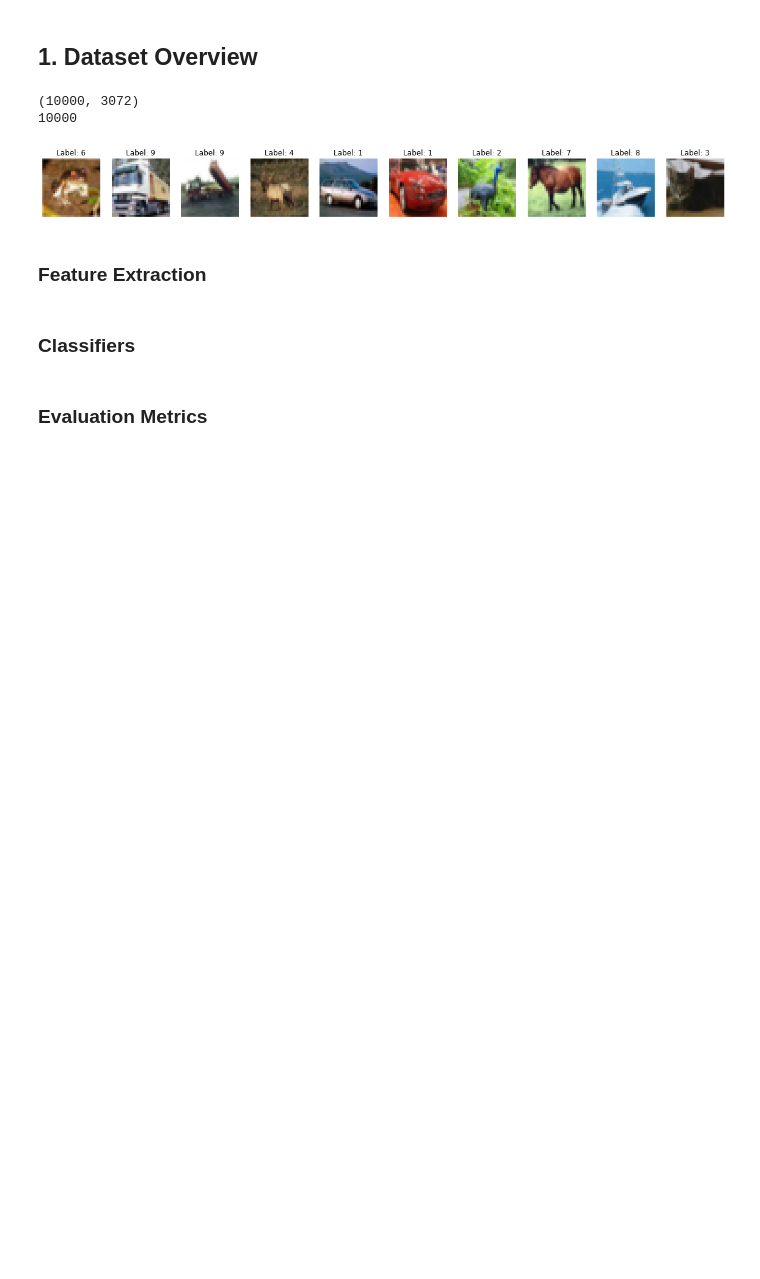
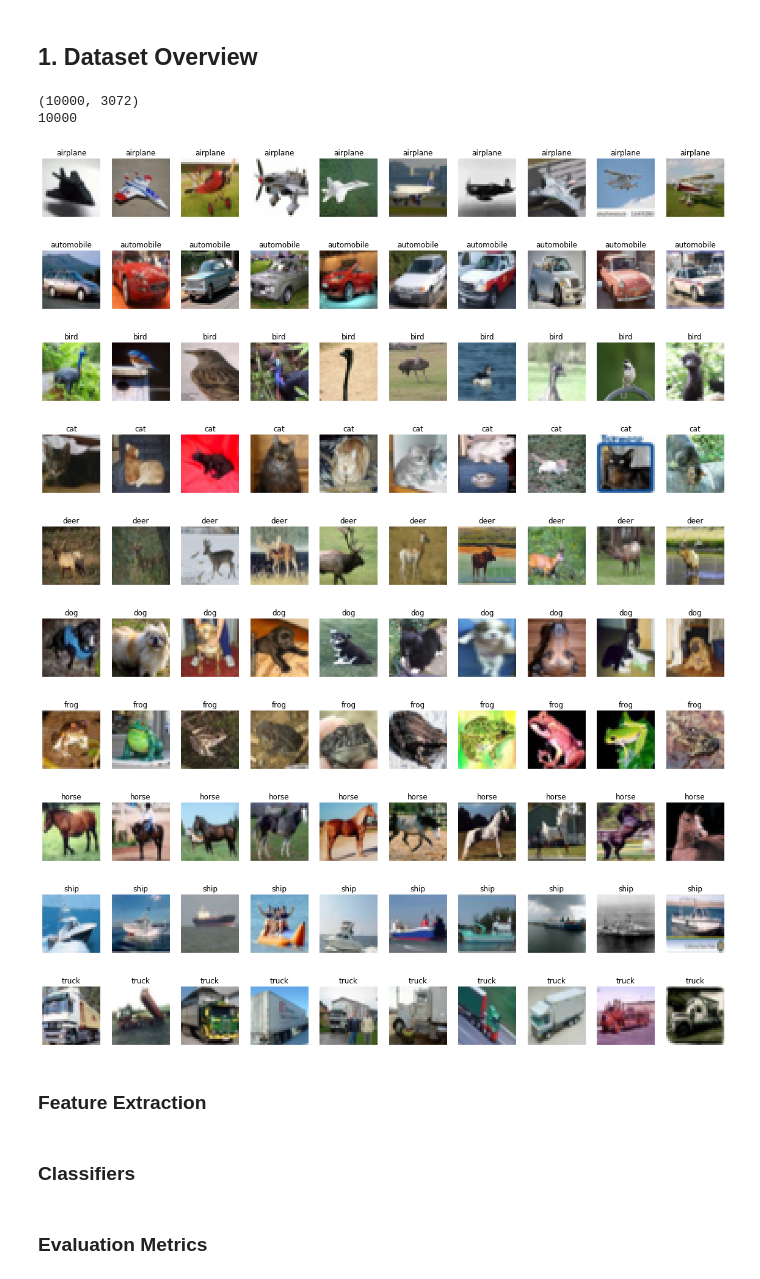
Before and after one commit to Caelan-M/415-A4, a Jupyter notebook: Assignment 4.ipynb, the cells around one changed output. Drawn from its saved outputs; the diff is of its cells as text; code cells hidden in the pictures; blank space fills up the shorter version.

```diff
--- a/Assignment 4.ipynb
+++ b/Assignment 4.ipynb
@@ -36,6 +36,15 @@ for i in range(len(data_rgb)):
     im_b = image[2048:].reshape(32, 32)
 
     data_rgb[i] = np.dstack((im_r, im_g, im_b)).reshape(3072)
+# %%
+test_data_rgb = test_data.copy()
+for i in range(len(test_data_rgb)):
+    image = test_data_rgb[i]
+    im_r = image[0:1024].reshape(32, 32)
+    im_g = image[1024:2048].reshape(32, 32)
+    im_b = image[2048:].reshape(32, 32)
+
+    test_data_rgb[i] = np.dstack((im_r, im_g, im_b)).reshape(3072)
 # %%
 # Load labels
 label_names = unpickle('batches.meta')
@@ -49,15 +58,30 @@ print(len(labels))
 # %%
 # Select Random batch of at least 10 images
 # Display batch of images and their associated labels
 
-plt.figure(figsize=(20, 20))
-for i in range(10):
-    plt.subplot(1,10,i+1)
-    plt.imshow(data_rgb[i].reshape(32, 32, 3)); plt.axis('off')
-    plt.title('Label: ' + str(labels[i]))
-plt.show()
+for j in range(10):
+    plt.figure(figsize=(20, 20))
+    index = 0
+    i = 0
+    while i < 10:
+        if labels[index] == j:
+            plt.subplot(1,10,i+1)
+            plt.imshow(data_rgb[index].reshape(32, 32, 3)); plt.axis('off')
+            plt.title(str(label_names[labels[index]].decode('utf-8')))
+            i += 1
+        index += 1
+    plt.show()
 # %% [output]
-[figure, old version]
+[figure, new version]
+[figure, added]
+[figure, added]
+[figure, added]
+[figure, added]
+[figure, added]
+[figure, added]
+[figure, added]
+[figure, added]
+[figure, added]
 # %% [markdown]
 ### Feature Extraction
 # %%
```
Also changed, not shown: parts of 107 cells of this notebook, 6 other files.
